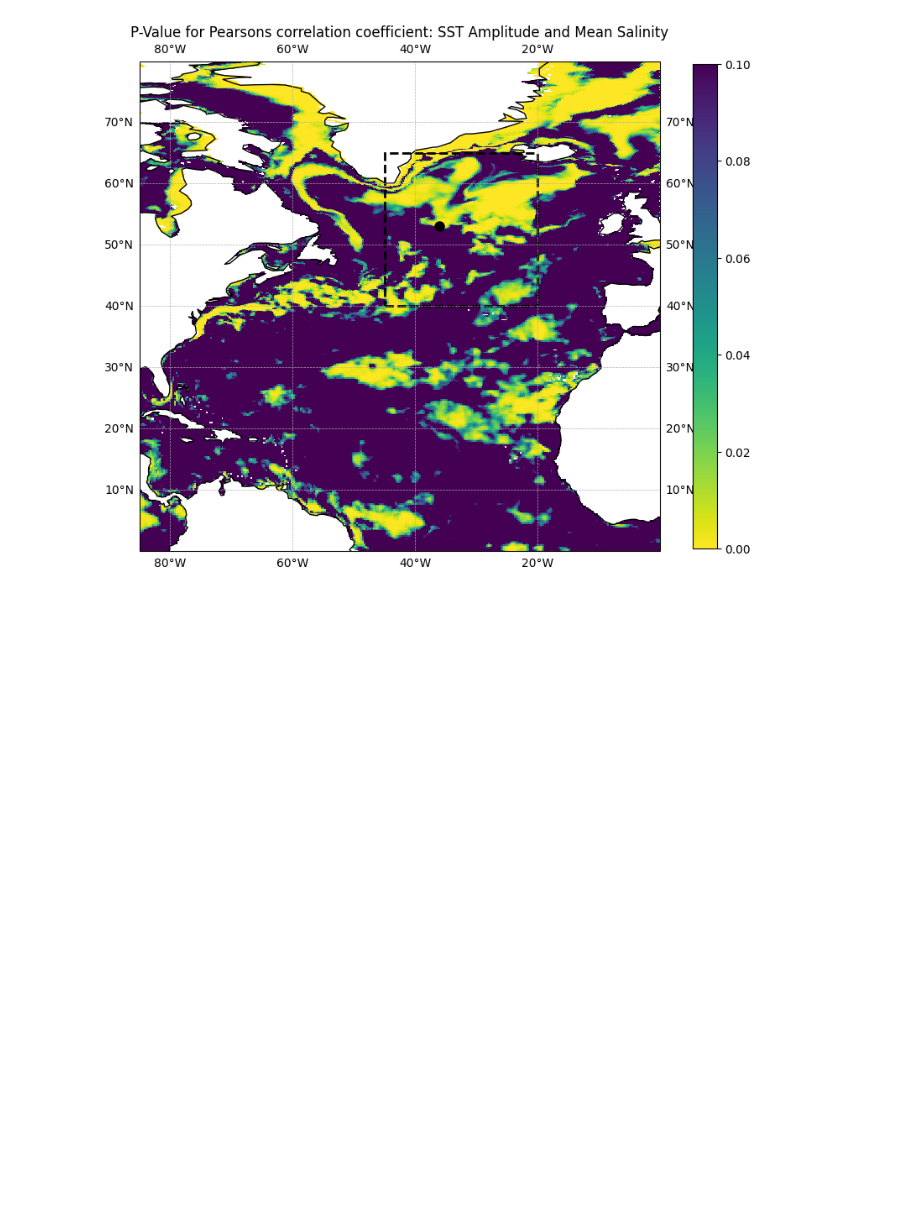
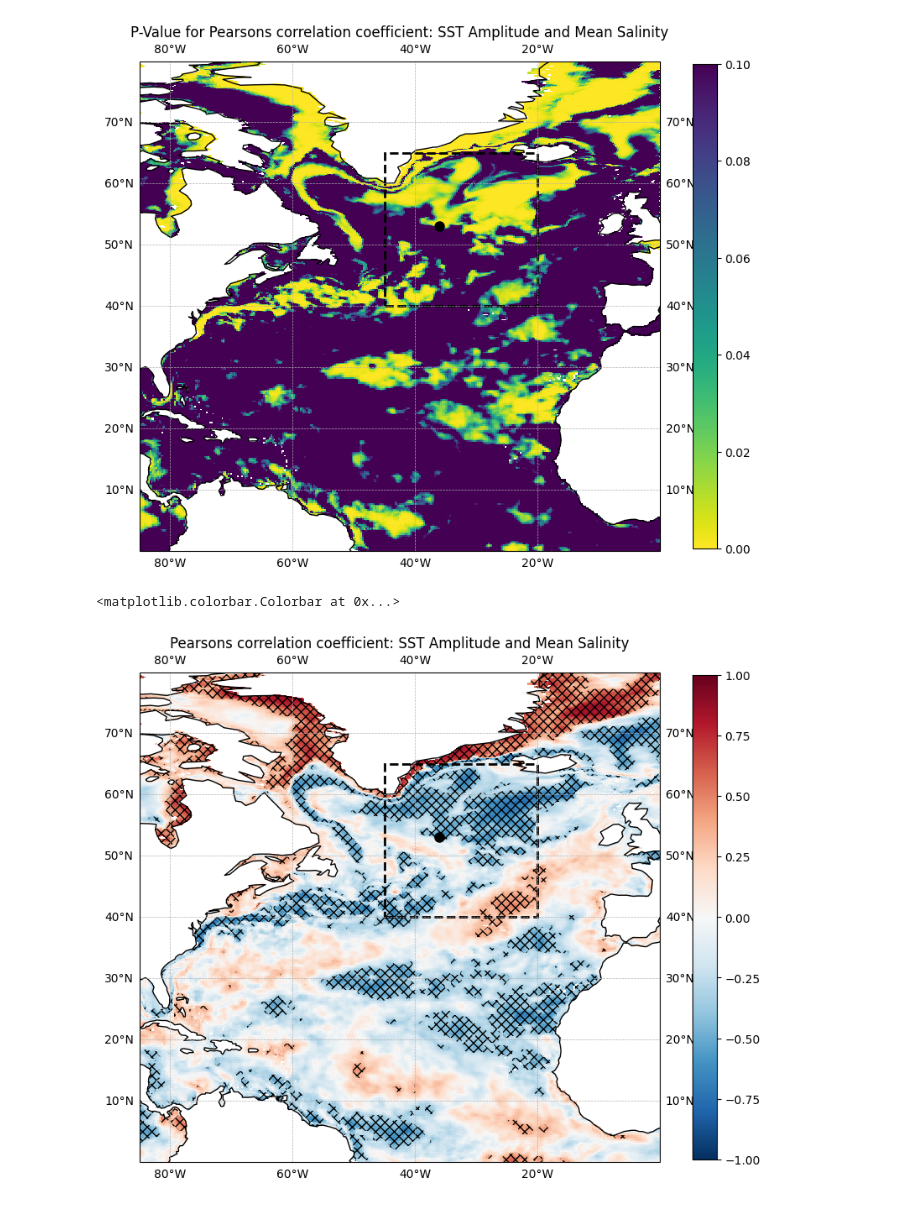
Before and after one commit to Tom-A-H/All-Code-, a Jupyter notebook: CORRELATION/Correlation.ipynb, the cells around one changed output. Cells and saved outputs as stored; diff of their text form; code cells hidden in the pictures; blank space fills up the shorter version.

```diff
--- a/CORRELATION/Correlation.ipynb
+++ b/CORRELATION/Correlation.ipynb
@@ -139,3 +148,8 @@ pval_da = xr.DataArray(data = p_data, dims=['j', 'i'],
+# %%
+## Start from here in future
+
+r_da = (xr.open_dataset('pearsons_0.25.nc'))['correlation']
+pval_da = (xr.open_dataset('pearsons_pval_0.25.nc'))['p-value']
 # %%
 fig, ax = plt.subplots(figsize = (10,25), subplot_kw={'projection': ccrs.PlateCarree()})
 
@@ -166,6 +180,24 @@ plt.colorbar(im, ax=ax, shrink = 0.3)
 # %% [output]
 <matplotlib.colorbar.Colorbar at 0x...>
 [figure]
+# %%
+## Hatched Plot
+sig_mask = pval_da < 0.05
+
+fig, ax = plt.subplots(figsize = (10,25), subplot_kw={'projection': ccrs.PlateCarree()})
+im = ax.pcolormesh(r_da['glamt'], r_da['gphit'], r_da, cmap='RdBu_r', transform=ccrs.PlateCarree(), vmin = -1, vmax = 1)
+ax.set_extent([-85.0, 0.0, 0.0, 80.0], crs=ccrs.PlateCarree())
+cl = ax.coastlines()
+gl = ax.gridlines(draw_labels=True, linewidth=0.5, linestyle='--')
+significance = ax.contourf(sig_mask['glamt'], sig_mask['gphit'], sig_mask, levels=[0.5, 1.0], colors='none', hatches=['xxx'], transform=ccrs.PlateCarree())
+title = ax.set_title('Pearsons correlation coefficient: SST Amplitude and Mean Salinity')
+box = Rectangle((-45, 40), 25, 25, linewidth=2, edgecolor='black', facecolor='none', linestyle='--', transform=ccrs.PlateCarree())
+ax.add_patch(box)
+ax.plot(-36, 53, 'ko', markersize=8, transform=ccrs.PlateCarree())
+plt.colorbar(im, ax=ax, shrink = 0.3)
+# %% [output]
+<matplotlib.colorbar.Colorbar at 0x...>
+[figure, added]
 # %%
 years = np.arange(1990, 2025)
 # %%
```
Also changed, not shown: parts of 16 cells of this notebook, 10 other files.
